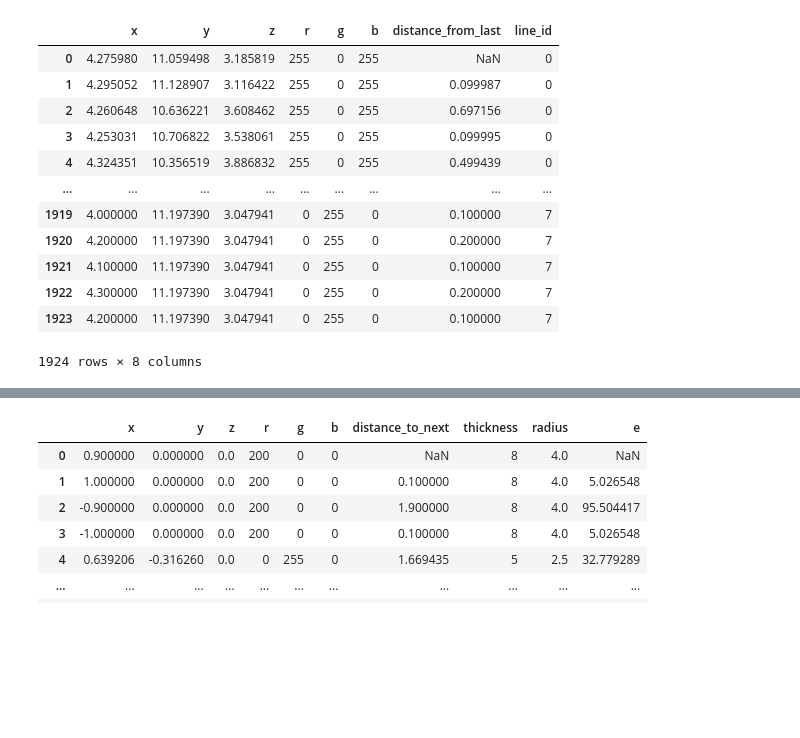
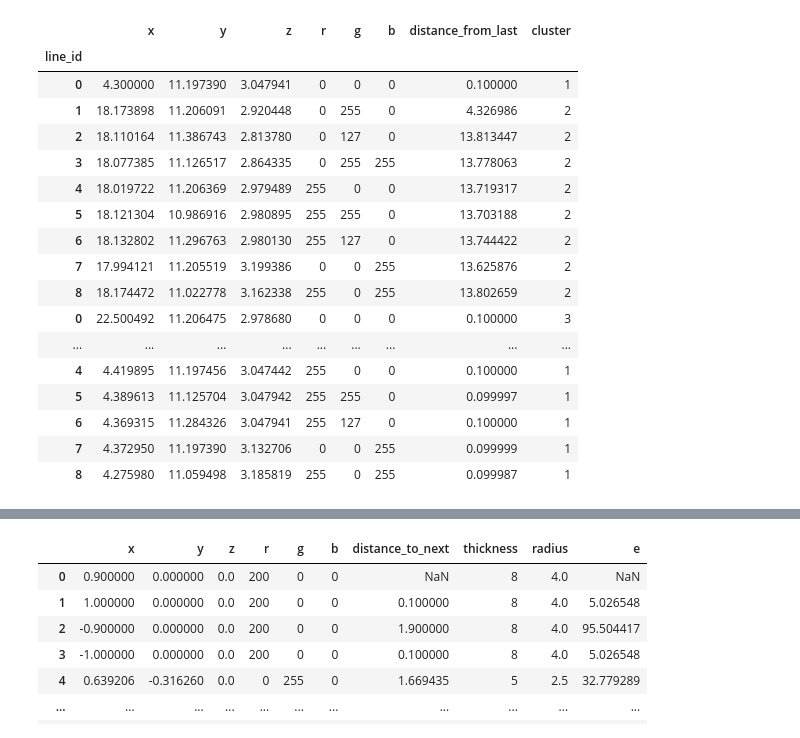
Before and after one commit to joeforth/fractal_slicer, a Jupyter notebook: many_colours_one_file_network.ipynb, the cells around one changed output, grey strips where cells are left out. Saved outputs shown, nothing was run; the diff lists cells and outputs as text; code cells hidden in the pictures; blank space fills up the shorter version.

```diff
--- a/many_colours_one_file_network.ipynb
+++ b/many_colours_one_file_network.ipynb
@@ -1,11 +1,12 @@
 # %%
 import pandas as pd
+pd.options.mode.chained_assignment = None  # default='warn'
 import matplotlib.pyplot as plt
 from mpl_toolkits.mplot3d import Axes3D
 import os
 import numpy as np
 
-file_path = './test_files/3Dblood 26.11.txt'
+file_path = './test_files/3Dblood27.11.txt'
 df = pd.read_csv(file_path, header=None)
 df.columns = ['x', 'y', 'z', 'r', 'g', 'b']
 df
@@ -66,19 +90,37 @@ cluster_idx = hier.fcluster(link_mat, 1, criterion='distance')
 # %%
-df
+# Next bit is to use hierarchical clustering to note common start / end points
+# Gather the first and last points of each line:
+from scipy.spatial import distance as dist
+import scipy.cluster.hierarchy as hier
+start_points = df.groupby('line_id', group_keys=False).first()  # First point of each line
+end_points = df.groupby('line_id', group_keys=False).last()  # Last
+terminal_points = pd.concat([start_points, end_points])
+dist_mat = dist.pdist(terminal_points[['x', 'y', 'z']].values)
+link_mat = hier.linkage(dist_mat)
+# fcluster assigns each of the particles in positions a cluster to which it belongs
+cluster_idx = hier.fcluster(link_mat, t=1, criterion='distance')   # t defines the max cophonetic distance in a cluster
+terminal_points['cluster'] = cluster_idx
+
+# Calculate the cluster start and end points
 # %% [output]
-|  | x | y | z | r | g | b | distance_from_last | line_id |
-| 0 | 4.275980 | 11.059498 | 3.185819 | 255 | 0 | 255 | NaN | 0 |
-| 1 | 4.295052 | 11.128907 | 3.116422 | 255 | 0 | 255 | 0.099987 | 0 |
-| 2 | 4.260648 | 10.636221 | 3.608462 | 255 | 0 | 255 | 0.697156 | 0 |
-| 3 | 4.253031 | 10.706822 | 3.538061 | 255 | 0 | 255 | 0.099995 | 0 |
-| 4 | 4.324351 | 10.356519 | 3.886832 | 255 | 0 | 255 | 0.499439 | 0 |
+|  | x | y | z | r | g | b | distance_from_last | cluster |
+| line_id |  |  |  |  |  |  |  |  |
+| 0 | 4.300000 | 11.197390 | 3.047941 | 0 | 0 | 0 | 0.100000 | 1 |
+| 1 | 18.173898 | 11.206091 | 2.920448 | 0 | 255 | 0 | 4.326986 | 2 |
+| 2 | 18.110164 | 11.386743 | 2.813780 | 0 | 127 | 0 | 13.813447 | 2 |
+| 3 | 18.077385 | 11.126517 | 2.864335 | 0 | 255 | 255 | 13.778063 | 2 |
+| 4 | 18.019722 | 11.206369 | 2.979489 | 255 | 0 | 0 | 13.719317 | 2 |
+| 5 | 18.121304 | 10.986916 | 2.980895 | 255 | 255 | 0 | 13.703188 | 2 |
+| 6 | 18.132802 | 11.296763 | 2.980130 | 255 | 127 | 0 | 13.744422 | 2 |
+| 7 | 17.994121 | 11.205519 | 3.199386 | 0 | 0 | 255 | 13.625876 | 2 |
+| 8 | 18.174472 | 11.022778 | 3.162338 | 255 | 0 | 255 | 13.802659 | 2 |
+| 0 | 22.500492 | 11.206475 | 2.978680 | 0 | 0 | 0 | 0.100000 | 3 |
 | ... | ... | ... | ... | ... | ... | ... | ... | ... |
-| 1919 | 4.000000 | 11.197390 | 3.047941 | 0 | 255 | 0 | 0.100000 | 7 |
-| 1920 | 4.200000 | 11.197390 | 3.047941 | 0 | 255 | 0 | 0.200000 | 7 |
-| 1921 | 4.100000 | 11.197390 | 3.047941 | 0 | 255 | 0 | 0.100000 | 7 |
-| 1922 | 4.300000 | 11.197390 | 3.047941 | 0 | 255 | 0 | 0.200000 | 7 |
-| 1923 | 4.200000 | 11.197390 | 3.047941 | 0 | 255 | 0 | 0.100000 | 7 |
+| 4 | 4.419895 | 11.197456 | 3.047442 | 255 | 0 | 0 | 0.100000 | 1 |
+| 5 | 4.389613 | 11.125704 | 3.047942 | 255 | 255 | 0 | 0.099997 | 1 |
+| 6 | 4.369315 | 11.284326 | 3.047941 | 255 | 127 | 0 | 0.100000 | 1 |
+| 7 | 4.372950 | 11.197390 | 3.132706 | 0 | 0 | 255 | 0.099999 | 1 |
+| 8 | 4.275980 | 11.059498 | 3.185819 | 255 | 0 | 255 | 0.099987 | 1 |
-1924 rows × 8 columns
 # %%
 fig = plt.figure()
 ax = fig.add_subplot(111, projection='3d')
```
Also changed, not shown: parts of 4 cells of this notebook, 1 other file.
